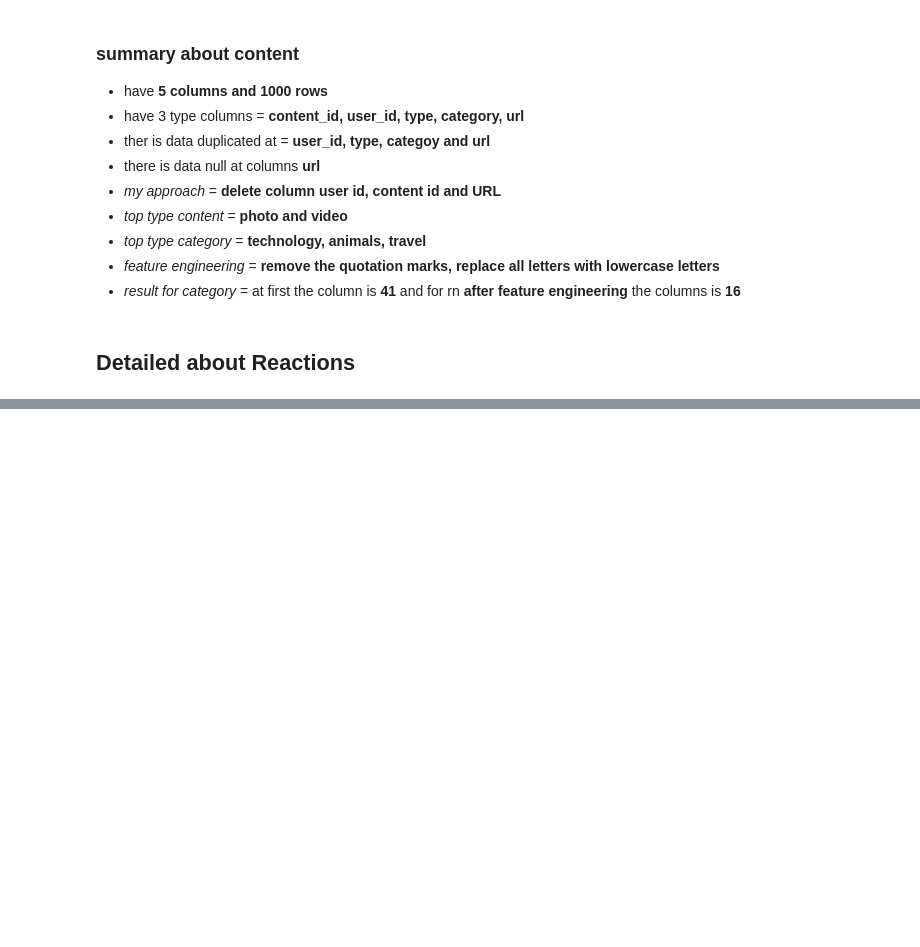
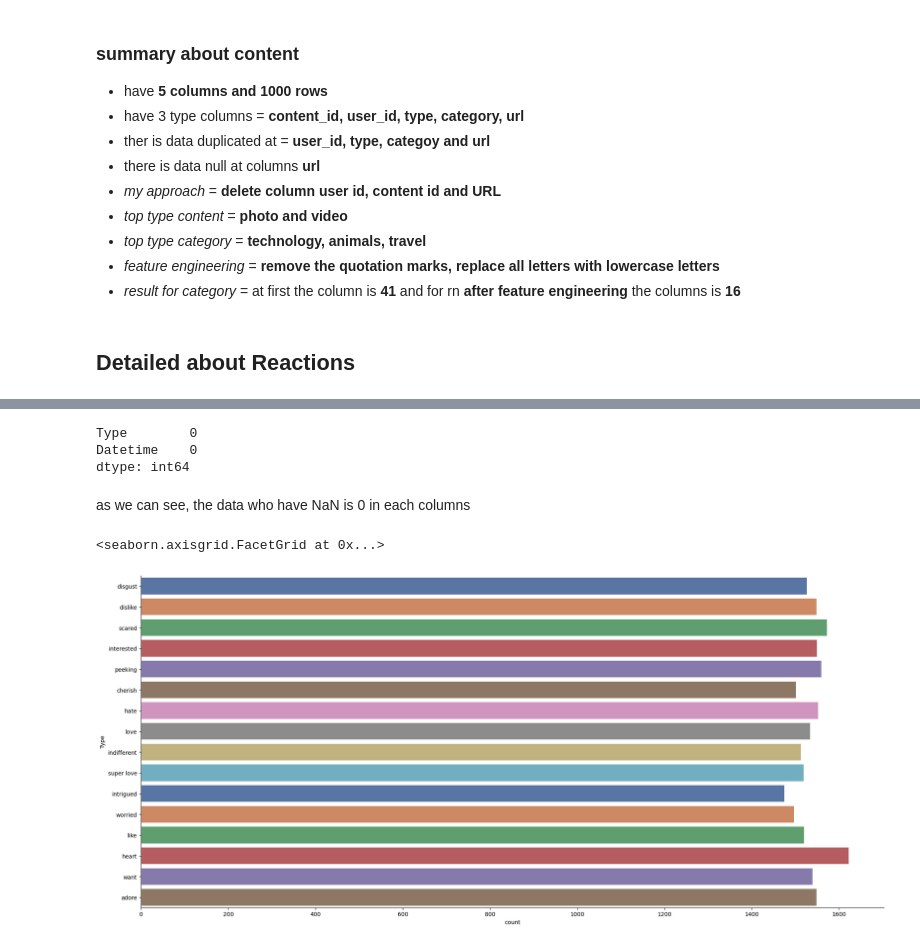
Before and after one commit to kintan-pitaloka/VIX-Accenture, a Jupyter notebook: accentureproject.ipynb, the cells around one changed output, grey strips where cells are left out. Drawn from its saved outputs; the diff is of its cells as text; code cells hidden in the pictures; blank space fills up the shorter version.

```diff
--- a/accentureproject.ipynb
+++ b/accentureproject.ipynb
@@ -193,0 +516,2 @@ df_react['Type'].isnull().any()
+# %%
+dfr_clean = df_react.dropna()
@@ -193,0 +537,13 @@ df_react['Type'].isnull().any()
+# %%
+dfr_clean.isna().sum()
+# %% [output]
+Type        0
+Datetime    0
+dtype: int64
+# %% [markdown]
+as we can see, the data who have NaN is 0 in each columns
+# %%
+sns.catplot(y='Type', kind='count', data=dfr_clean, height=9.0, aspect=2.2, palette = 'deep')
+# %% [output]
+<seaborn.axisgrid.FacetGrid at 0x...>
+[figure, added]
```
Also changed, not shown: parts of 53 cells of this notebook.
